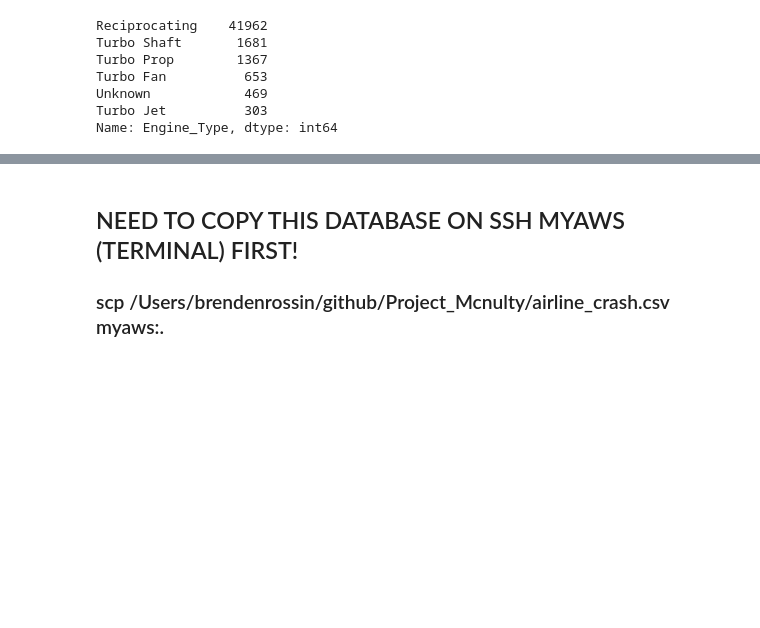
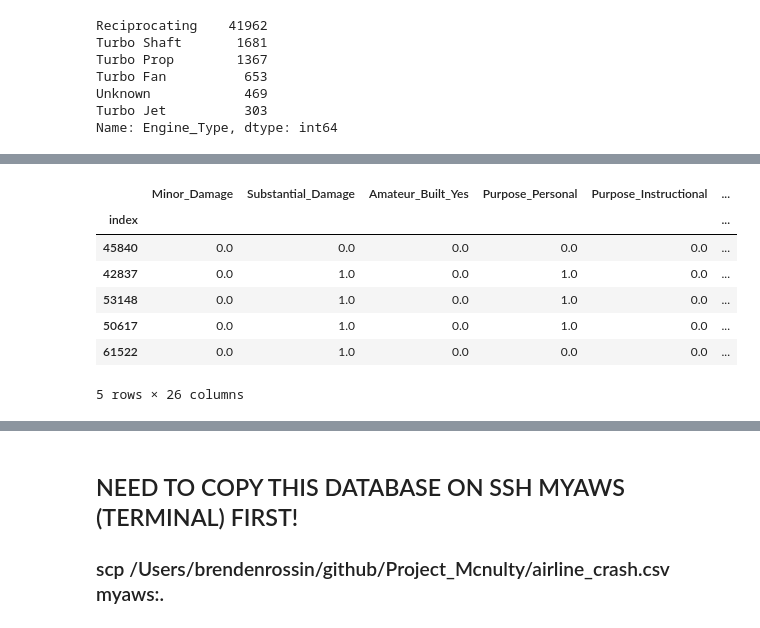
Before and after one commit to brendenrossin/Project_Mcnulty, a Jupyter notebook: Mcnulty_PSQL.ipynb, the cells around one changed output, grey strips where cells are left out. Drawn from its saved outputs; the diff is of its cells as text; code cells hidden in the pictures; blank space fills up the shorter version.

```diff
--- a/Mcnulty_PSQL.ipynb
+++ b/Mcnulty_PSQL.ipynb
@@ -881,0 +945,19 @@ X_train, X_FINALtest, y_train, y_FINALtest = train_test_split(X, y, test_size=0.
+# %%
+ssX = StandardScaler()
+X_train_scalable = X_train.filter(['Number_Engines','Total_Passengers'], axis=1)
+X_train_scaled_columns = pd.DataFrame(ssX.fit_transform(X_train_scalable), columns = ['Number_Engines_Scaled','Total_Passengers_Scaled'])
+
+X_train.reset_index(inplace=True)
+X_train = X_train.join(X_train_scaled_columns)
+X_train = X_train.drop(['Number_Engines','Total_Passengers'],1)
+
+X_train = X_train.set_index('index')
+
+X_test_scalable = X_FINALtest.filter(['Number_Engines','Total_Passengers'], axis=1)
+X_test_scaled_columns = pd.DataFrame(ssX.transform(X_test_scalable), columns = ['Number_Engines_Scaled','Total_Passengers_Scaled'])
+
+X_FINALtest.reset_index(inplace=True)
+X_FINALtest = X_FINALtest.join(X_test_scaled_columns)
+X_FINALtest = X_FINALtest.drop(['Number_Engines','Total_Passengers'],1)
+
+X_FINALtest = X_FINALtest.set_index('index')
@@ -881,0 +984,11 @@ X_train, X_FINALtest, y_train, y_FINALtest = train_test_split(X, y, test_size=0.
+# %%
+X_train.head()
+# %% [output]
+|  | Minor_Damage | Substantial_Damage | Amateur_Built_Yes | Purpose_Personal | Purpose_Instructional | ... |
+| index |  |  |  |  |  | ... |
+| 45840 | 0.0 | 0.0 | 0.0 | 0.0 | 0.0 | ... |
+| 42837 | 0.0 | 1.0 | 0.0 | 1.0 | 0.0 | ... |
+| 53148 | 0.0 | 1.0 | 0.0 | 1.0 | 0.0 | ... |
+| 50617 | 0.0 | 1.0 | 0.0 | 1.0 | 0.0 | ... |
+| 61522 | 0.0 | 1.0 | 0.0 | 0.0 | 0.0 | ... |
+5 rows × 26 columns
```
Also changed, not shown: parts of 42 cells of this notebook.
